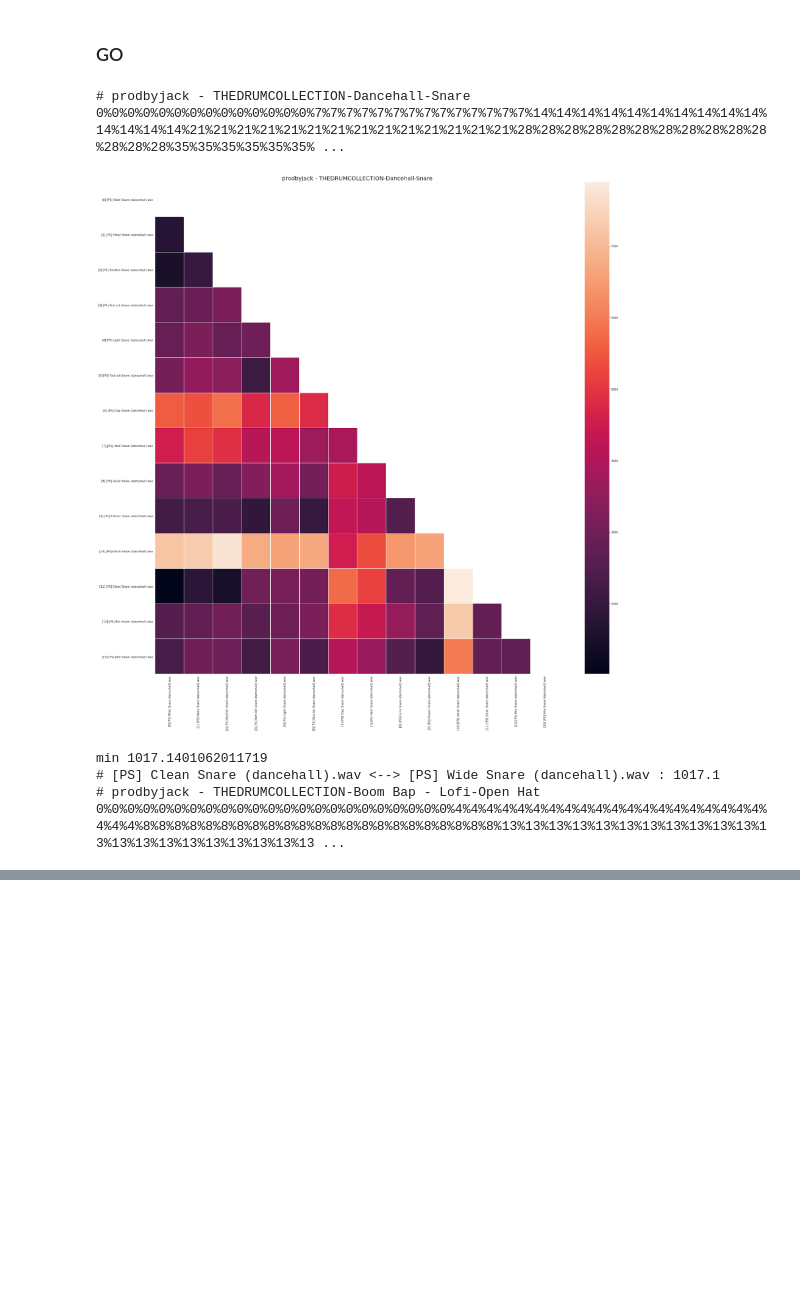
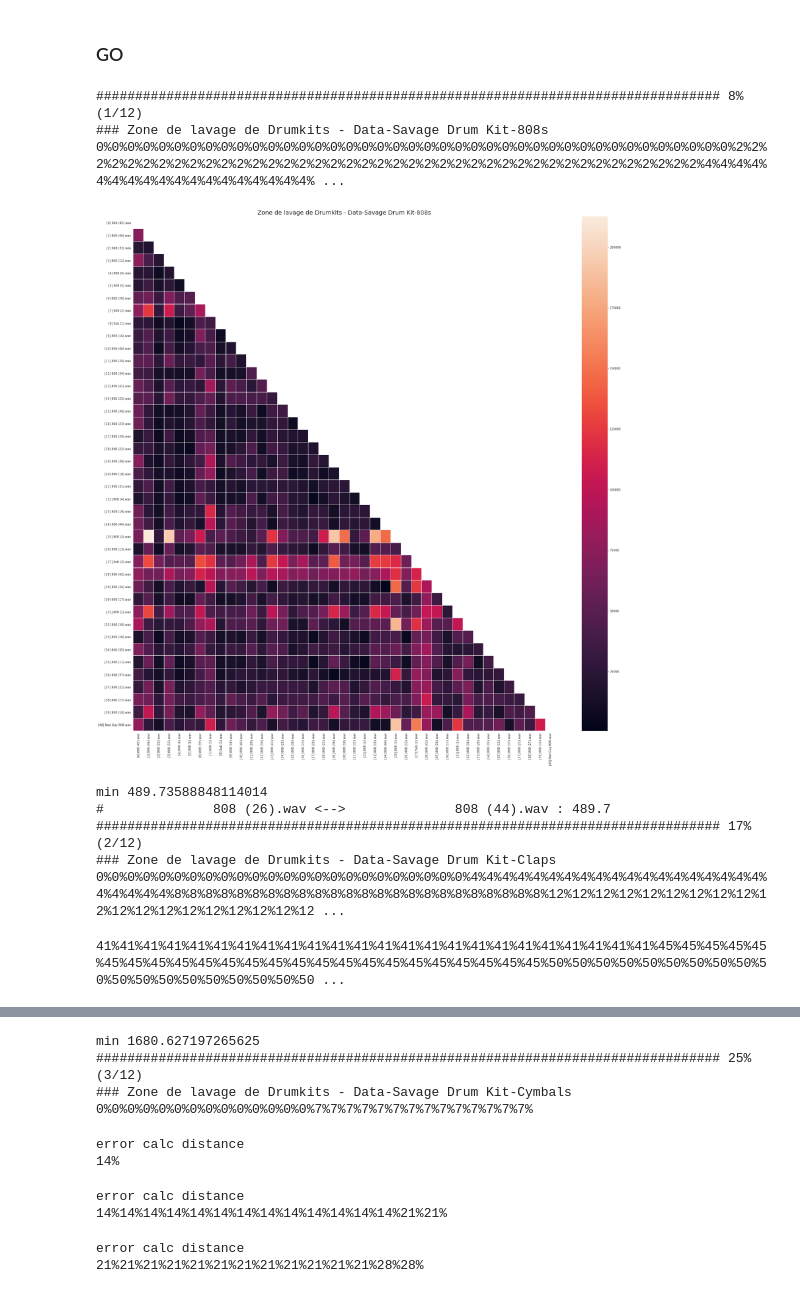
Before and after one commit to Mlamalerie/Wanabilini-Producer-Tools, a Jupyter notebook: Laver DrumKit.ipynb, the cells around one changed output, grey strips where cells are left out. Drawn from its saved outputs; the diff is of its cells as text; code cells hidden in the pictures; blank space fills up the shorter version.

```diff
--- a/Laver DrumKit.ipynb
+++ b/Laver DrumKit.ipynb
@@ -60,7 +60,7 @@ from google.colab import drive,files
 drive.mount('/content/gdrive')
 !ls /content
 
-DRUMKIT_LEDOSSIER = "/content/gdrive/Shareddrives/# Zone de Code #/Zone de lavage de Drumkits - Data/prodbyjack - THEDRUMCOLLECTION"
+DRUMKIT_LEDOSSIER = "/content/gdrive/Shareddrives/# Zone de Code #/Zone de lavage de Drumkits - Data/Savage Drum Kit"
 print(os.listdir(DRUMKIT_LEDOSSIER))
 # %% [output]
 Drive already mounted at /content/gdrive; to attempt to forcibly remount, call drive.mount("/content/gdrive", force_remount=True).
@@ -218,6 +231,9 @@ def CreateHeatMap(tab_dist, col_names ,title):
     figure = ax.get_figure()
     figure.savefig(DRIVE_LEDOSSIER+"/"+title+".png", dpi=400)
     plt.show()
+
+def heatMap_file_exist(title):
+    return os.path.exists(DRIVE_LEDOSSIER+"/"+title+".png")
 # %%
 def get_drums_similaires(tab, seuil, listeFichiersAUDIO):
     res = []
@@ -228,17 +244,20 @@ def get_drums_similaires(tab, seuil, listeFichiersAUDIO):
                 if tab[i][j] < seuil:
                     res.append( (     listeFichiersAUDIO[i].split("/")[-1],  listeFichiersAUDIO[j].split("/")[-1], round(tab[i][j],1)       ) )
 
+    #trié #TODO
     return res
 
-def print_drums_similaires(res):
-    text = f"### {len(res)} couples trouvés ###\n"
+def print_drums_similaires(leSeuil,res):
+    text = f"### {len(res)} couples trouvés - seuil : {leSeuil} ###\n"
     format_line = '# {:>25} <--> {:>25} : {:>5} '
     for i,j, v in res:
         text += format_line.format(i, j, v)
+        if v < leSeuil*0.5:
+            text += " !"*5
         print( format_line.format(i, j, v)  )
         text += "\n"
 
-    return text
+    return text,len(res)
 
 def round_bis(value,step = 1):
     inv = 1 /step
@@ -252,38 +271,53 @@ def round_bis(value,step = 1):
 def write_resultats_drums(tab, title,listeFichiersAUDIO ):
     #leSeuil = round_bis(np.nanmin(tab), 500 )
     leSeuil = 1250
-    text = print_drums_similaires(  get_drums_similaires(tab,leSeuil,listeFichiersAUDIO)   )
+    text, nb_find = print_drums_similaires(leSeuil,  get_drums_similaires(tab,leSeuil,listeFichiersAUDIO)   )
 
-    if len(text) > 0:
+    if nb_find > 0:
         with open(DRIVE_LEDOSSIER+"/" + title + '.txt', 'w') as f:
             f.write(text)
 
 
+
 #leSeuil = round_bis(np.nanmin(tab), 100)
 # %% [markdown]
 ### GO
 # %%
-%%time
-dateajd = datetime.datetime.now().strftime('%Y-%m-%d')
+
+dateajd = datetime.datetime.now().strftime('%Y')
 DRIVE_LEDOSSIER = "/content/gdrive/Shareddrives/# Zone de Code #/• Wanabilini The Producer TOOLS"
 DRIVE_LEDOSSIER = CreerDossierSauvegarde(  CreerDossierSauvegarde(DRIVE_LEDOSSIER ,"save"),dateajd + " • " + DRUMKIT_LEDOSSIER.split("/")[-1] )
-for dir_drums in set(get_all_directory(DRUMKIT_LEDOSSIER,l_dossiers_veski)):
+
+all_dossier_a_analyser_DRUMKIT = sorted(list(set(get_all_directory(DRUMKIT_LEDOSSIER,l_dossiers_veski))))
+for i, dir_drums in enumerate(all_dossier_a_analyser_DRUMKIT):
 
     we_title = "-".join(dir_drums.split("/")[-3:] )
-    print('#',we_title)
+    print('#'*80,f"{int(round((((i+1)/len(all_dossier_a_analyser_DRUMKIT))*100),0))}% ({i+1}/{len(all_dossier_a_analyser_DRUMKIT)}) " )
+    print('###',we_title)
     listeFichiersAUDIO_names, listeFichiersAUDIO = get_names_files_on(dir_drums)
-    # Construire matrice
-    tab = matrice_similitude_listes_audios(listeFichiersAUDIO)
-    # Graphique
-    CreateHeatMap(tab, listeFichiersAUDIO_names, we_title)
-    # Ecrire les fichiers audio similaires
-    print("min" , np.nanmin(tab))
-    write_resultats_drums(tab,we_title,listeFichiersAUDIO )
+
+    if len(listeFichiersAUDIO) > 1:
+
+        if not heatMap_file_exist(we_title):
+            # Construire matrice
+            tab = matrice_similitude_listes_audios(listeFichiersAUDIO)
+            # Graphique
+            CreateHeatMap(tab, listeFichiersAUDIO_names, we_title)
+            # Ecrire les fichiers audio similaires
+            print("min" , np.nanmin(tab))
+            write_resultats_drums(tab,we_title,listeFichiersAUDIO )
+        else:
+            print("ya deja mgl")
+    else:
+        print("eh frr.. ya rien")
 # %% [output]
-# prodbyjack - THEDRUMCOLLECTION-Dancehall-Snare
-0%0%0%0%0%0%0%0%0%0%0%0%0%0%7%7%7%7%7%7%7%7%7%7%7%7%7%7%14%14%14%14%14%14%14%14%14%14%14%14%14%14%21%21%21%21%21%21%21%21%21%21%21%21%21%21%28%28%28%28%28%28%28%28%28%28%28%28%28%28%35%35%35%35%35%35% ...
+################################################################################ 8% (1/12)
+### Zone de lavage de Drumkits - Data-Savage Drum Kit-808s
+0%0%0%0%0%0%0%0%0%0%0%0%0%0%0%0%0%0%0%0%0%0%0%0%0%0%0%0%0%0%0%0%0%0%0%0%0%0%0%0%0%2%2%2%2%2%2%2%2%2%2%2%2%2%2%2%2%2%2%2%2%2%2%2%2%2%2%2%2%2%2%2%2%2%2%2%2%2%2%2%2%2%4%4%4%4%4%4%4%4%4%4%4%4%4%4%4%4%4%4% ...
-[figure, old version]
+[figure, new version]
-min 1017.1401062011719
-# [PS] Clean Snare (dancehall).wav <--> [PS] Wide Snare (dancehall).wav : 1017.1
-# prodbyjack - THEDRUMCOLLECTION-Boom Bap - Lofi-Open Hat
-0%0%0%0%0%0%0%0%0%0%0%0%0%0%0%0%0%0%0%0%0%0%0%4%4%4%4%4%4%4%4%4%4%4%4%4%4%4%4%4%4%4%4%4%4%4%8%8%8%8%8%8%8%8%8%8%8%8%8%8%8%8%8%8%8%8%8%8%8%13%13%13%13%13%13%13%13%13%13%13%13%13%13%13%13%13%13%13%13%13 ...
+min 489.73588848114014
+#              808 (26).wav <-->              808 (44).wav : 489.7
+################################################################################ 17% (2/12)
+### Zone de lavage de Drumkits - Data-Savage Drum Kit-Claps
+0%0%0%0%0%0%0%0%0%0%0%0%0%0%0%0%0%0%0%0%0%0%0%0%4%4%4%4%4%4%4%4%4%4%4%4%4%4%4%4%4%4%4%4%4%4%4%4%8%8%8%8%8%8%8%8%8%8%8%8%8%8%8%8%8%8%8%8%8%8%8%8%12%12%12%12%12%12%12%12%12%12%12%12%12%12%12%12%12%12%12 ...
+41%41%41%41%41%41%41%41%41%41%41%41%41%41%41%41%41%41%41%41%41%41%41%41%45%45%45%45%45%45%45%45%45%45%45%45%45%45%45%45%45%45%45%45%45%45%45%45%50%50%50%50%50%50%50%50%50%50%50%50%50%50%50%50%50%50%50 ...
@@ -289,0 +325,10 @@ min 1017.1401062011719
+min 1680.627197265625
+################################################################################ 25% (3/12)
+### Zone de lavage de Drumkits - Data-Savage Drum Kit-Cymbals
+0%0%0%0%0%0%0%0%0%0%0%0%0%0%7%7%7%7%7%7%7%7%7%7%7%7%7%7%
+error calc distance
+14%
+error calc distance
+14%14%14%14%14%14%14%14%14%14%14%14%14%21%21%
+error calc distance
+21%21%21%21%21%21%21%21%21%21%21%21%28%28%
```
Also changed, not shown: parts of 11 cells of this notebook, 31 other files.
